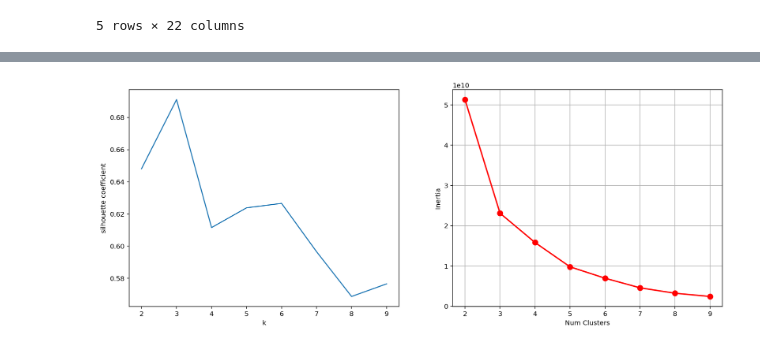
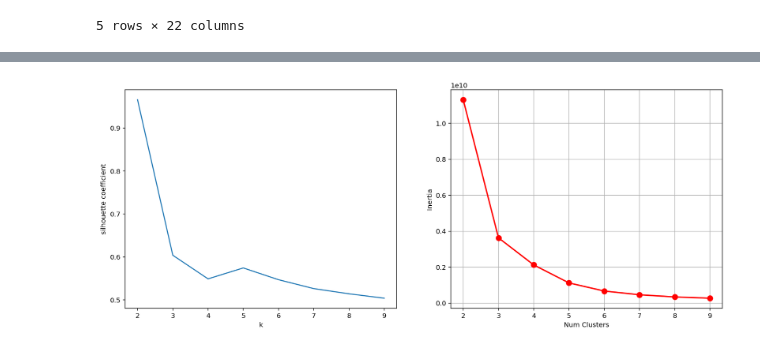
Before and after one commit to jmssalas/master-bigdata-businessanalytics, a Jupyter notebook: 09-masters-thesis/src/data_preprocessing.ipynb, the cells around one changed output, grey strips where cells are left out. Drawn from its saved outputs; the diff is of its cells as text; code cells hidden in the pictures.

```diff
--- a/09-masters-thesis/src/data_preprocessing.ipynb
+++ b/09-masters-thesis/src/data_preprocessing.ipynb
@@ -146,9 +146,10 @@ def clustering_to_dates(data, date_columns) :
     return to_dates
 
 
-def get_n_clusters_silhouette(data, max_k, n_init, num_threads, plot_graph = False) :
+def plot_silhouette(data, max_k, n_init, num_threads) :
     """
     Get the number of cluster to apply KMeans using the Silhouette coeffiecient.
+    Plot the Silhouette coefficiente before applying KMeans to several number of clusters.
 
     The Silhouette coefficient is defined like the difference between mean distance to closest
     cluster's elements and mean intra-cluster distance of the cluster's element divide by the maximum of them.
@@ -159,16 +160,11 @@ def get_n_clusters_silhouette(data, max_k, n_init, num_threads, plot_graph = Fal
     data        -- data to get the number of clusters.
     max_k       -- maximun of clusters to apply the Silhouette coefficient. It have to be higher than 2.
     n_init      -- maximum number which the algorithm will be executed.
-    plot_graph  -- boolean to plot the results of execution.
-
-    Returns:
-    Number of clusters to apply KMeans
+    num_threads -- number of threads to apply clustering.
     """
 
     min_k = 2
     silhouette_avgs = []
-    max_score = -1
-    n_clusters = min_k
 
     for k in range(min_k, max_k):
         # Object kmeans
@@ -181,16 +177,10 @@ def get_n_clusters_silhouette(data, max_k, n_init, num_threads, plot_graph = Fal
         score = silhouette_score(data, kmeans.labels_)
         silhouette_avgs.append(score)
 
-        if score > max_score :
-            max_score = score
-            n_clusters = k
-
-    if plot_graph :
-        plot(range(min_k, max_k), silhouette_avgs)
-        xlabel('k')
-        ylabel('silhouette coefficient')
-
-    return n_clusters
+    # Plot results
+    plot(range(min_k, max_k), silhouette_avgs)
+    xlabel('k')
+    ylabel('silhouette coefficient')
 
 
 def plot_elbow_method(data, max_k, n_init, num_threads) :
@@ -207,10 +197,6 @@ def plot_elbow_method(data, max_k, n_init, num_threads) :
     max_k       -- maximun of clusters to apply the Silhouette coefficient. It have to be higher than 2.
     n_init      -- maximum number which the algorithm will be executed.
     num_threads -- number of threads to apply clustering.
-    plot_graph  -- boolean to plot the results of execution.
-
-    Returns:
-    None
     """
 
     min_k = 2
@@ -235,26 +221,25 @@ def plot_elbow_method(data, max_k, n_init, num_threads) :
     plt.ylabel('Inertia')
     plt.show()
 # %%
-to_clustering = data_aggregated[data_aggregated[(INITIALDATEREPORTED_COLUMN + "_Year")] == 2010]
+to_clustering = data_aggregated[data_aggregated[(INITIALDATEREPORTED_COLUMN + "_Year")] == 2017]
 data_clustering = dates_to_clustering(to_clustering, list_year_month)
 
 max_k = 10
 n_init = 10
 
 figure(figsize=(16, 6))
 subplot(1, 2, 1)
-n_clusters = get_n_clusters_silhouette(data_clustering,
-                                      max_k = max_k,
-                                      n_init = n_init,
-                                      num_threads = NUM_THREADS,
-                                      plot_graph = True)
+plot_silhouette(data_clustering,
+                      max_k = max_k,
+                      n_init = n_init,
+                      num_threads = NUM_THREADS)
 subplot(1, 2, 2)
 plot_elbow_method(data_clustering,
                       max_k = max_k,
                       n_init = n_init,
                       num_threads = NUM_THREADS)
 # %% [output]
-[figure, old version]
+[figure, new version]
 # %%
 kmeans = KMeans(n_clusters = n_clusters,
                 n_init = n_init,
```
Also changed, not shown: parts of 2 cells of this notebook.
